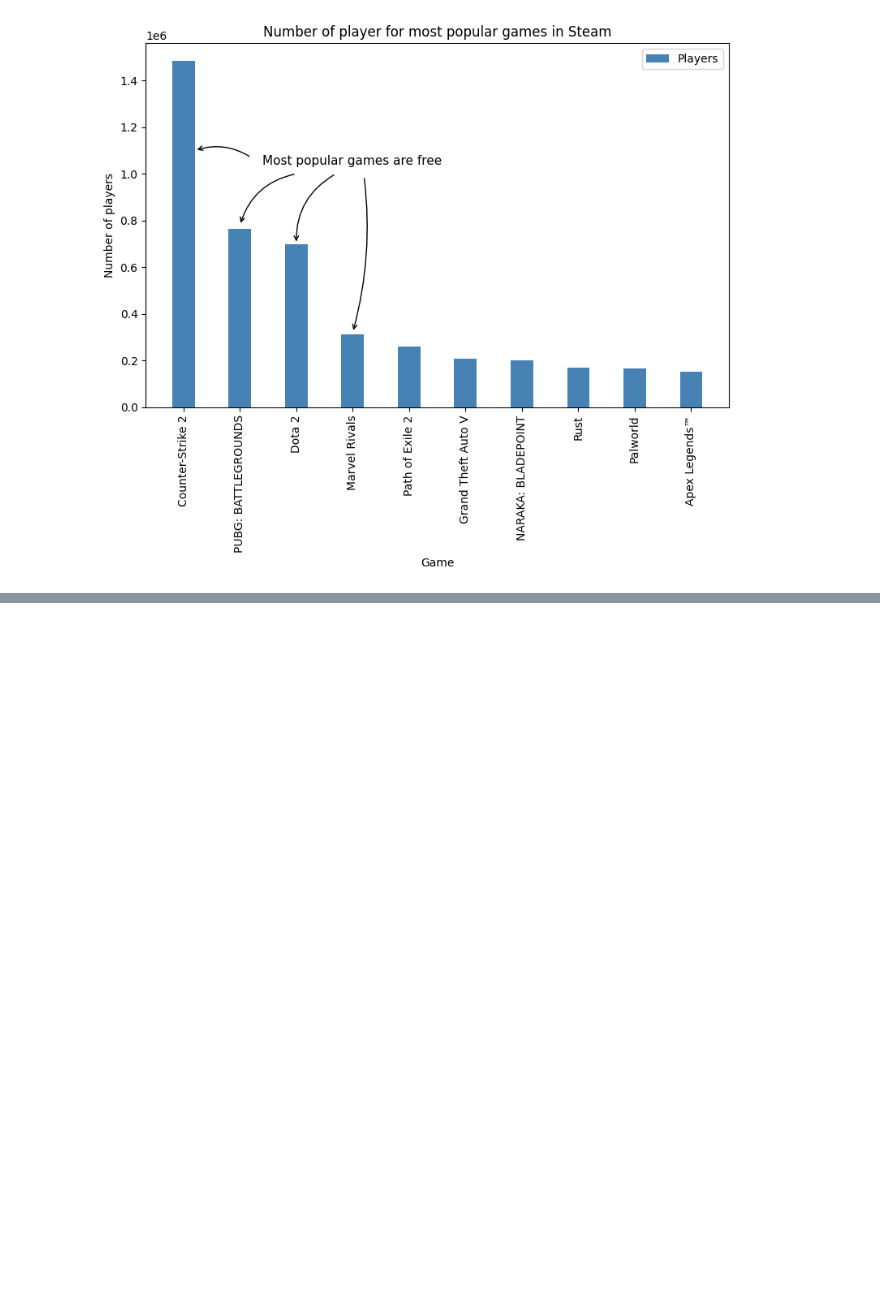
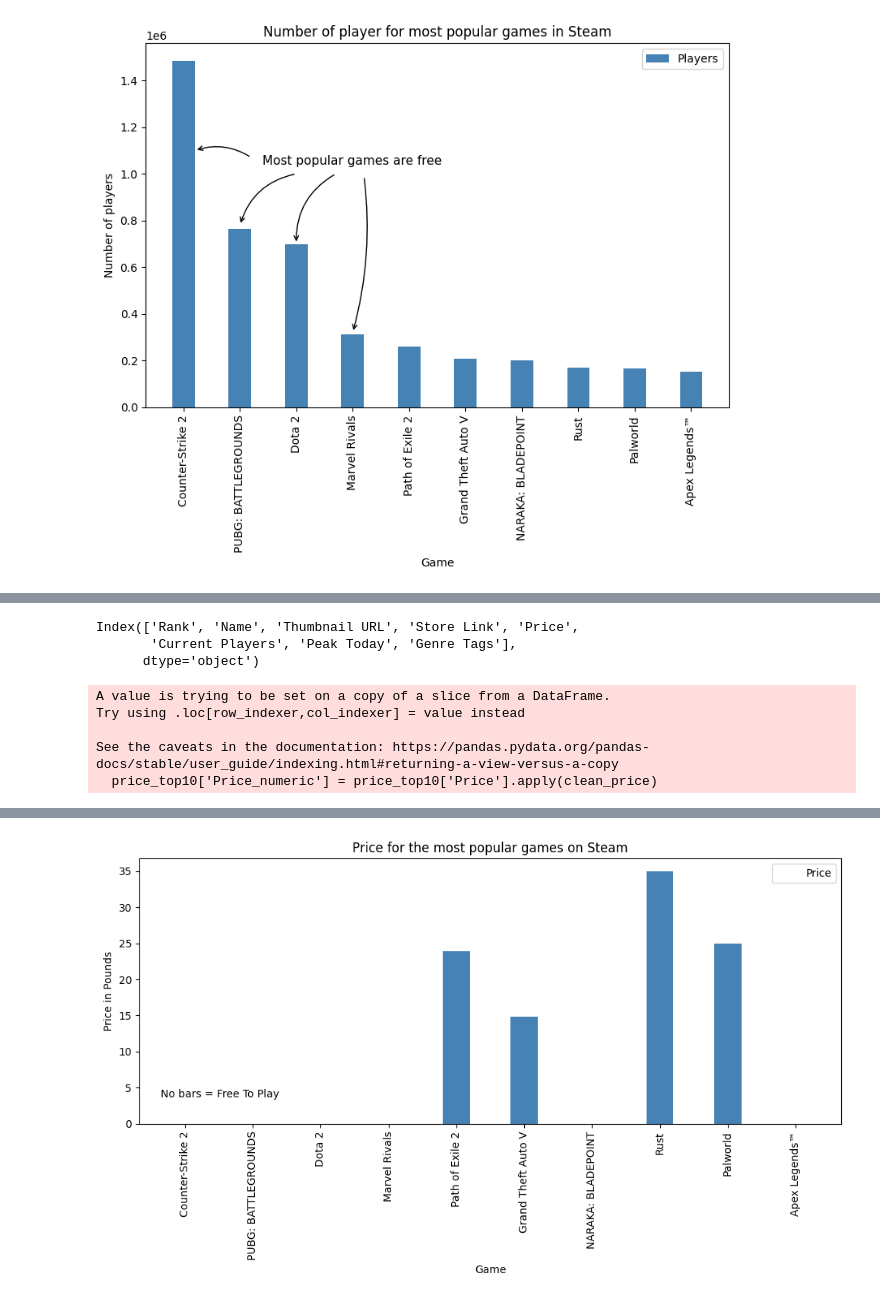
Before and after one commit to Nirre23/data_visualization, a Jupyter notebook: exercises/exercise0/steam_games.ipynb, the cells around one changed output, grey strips where cells are left out. Cells and saved outputs as stored; diff of their text form; code cells hidden in the pictures; blank space fills up the shorter version.

```diff
--- a/exercises/exercise0/steam_games.ipynb
+++ b/exercises/exercise0/steam_games.ipynb
@@ -120,0 +137,51 @@ plt.savefig('../plots/price_top10.png', dpi=300, bbox_inches='tight')
+# %%
+df.columns
+# %% [output]
+Index(['Rank', 'Name', 'Thumbnail URL', 'Store Link', 'Price',
+       'Current Players', 'Peak Today', 'Genre Tags'],
+      dtype='object')
+# %%
+import pandas as pd
+import matplotlib.pyplot as plt
+
+# 1. Konvertera priser – Free To Play blir 0 istället för NaN
+def clean_price(value):
+    if isinstance(value, str) and value.startswith('£'):
+        return float(value.replace('£', '').strip())
+    return 0.0  # Free To Play = 0
+
+price_top10['Price_numeric'] = price_top10['Price'].apply(clean_price)
+
+# 2. Plotta med 0 i y-led för gratis-spel (de syns men har ingen bar)
+fig, ax = plt.subplots(figsize=(10, 6))
+
+bars = ax.bar(price_top10['Name'], price_top10['Price_numeric'],
+              color='steelblue', width=0.4, label='Price')
+
+# 3. Ta bort staplar som är 0 i höjd (gör dem osynliga)
+for bar, value in zip(bars, price_top10['Price_numeric']):
+    if value == 0.0:
+        bar.set_visible(False)
+
+# 4. Resten som vanligt
+ax.set_xlabel('Game')
+ax.set_ylabel('Price in Pounds')
+ax.set_title('Price for the most popular games on Steam')
+ax.legend()
+ax.annotate('No bars = Free To Play',
+            xy=(0.03, 0.10), xycoords='axes fraction',
+            fontsize=10, color='black')
+
+# Dynamisk y-ticks
+max_price = price_top10['Price_numeric'].max()
+ax.set_yticks(range(0, int(max_price)+5, 5))
+
+plt.xticks(rotation=90)
+plt.tight_layout()
+plt
+# %% [output]
+A value is trying to be set on a copy of a slice from a DataFrame.
+Try using .loc[row_indexer,col_indexer] = value instead
+
+See the caveats in the documentation: https://pandas.pydata.org/pandas-docs/stable/user_guide/indexing.html#returning-a-view-versus-a-copy
+  price_top10['Price_numeric'] = price_top10['Price'].apply(clean_price)
@@ -120,0 +189 @@ plt.savefig('../plots/price_top10.png', dpi=300, bbox_inches='tight')
+[figure, added]
```
Also changed, not shown: parts of 6 cells of this notebook, 1 other file.
